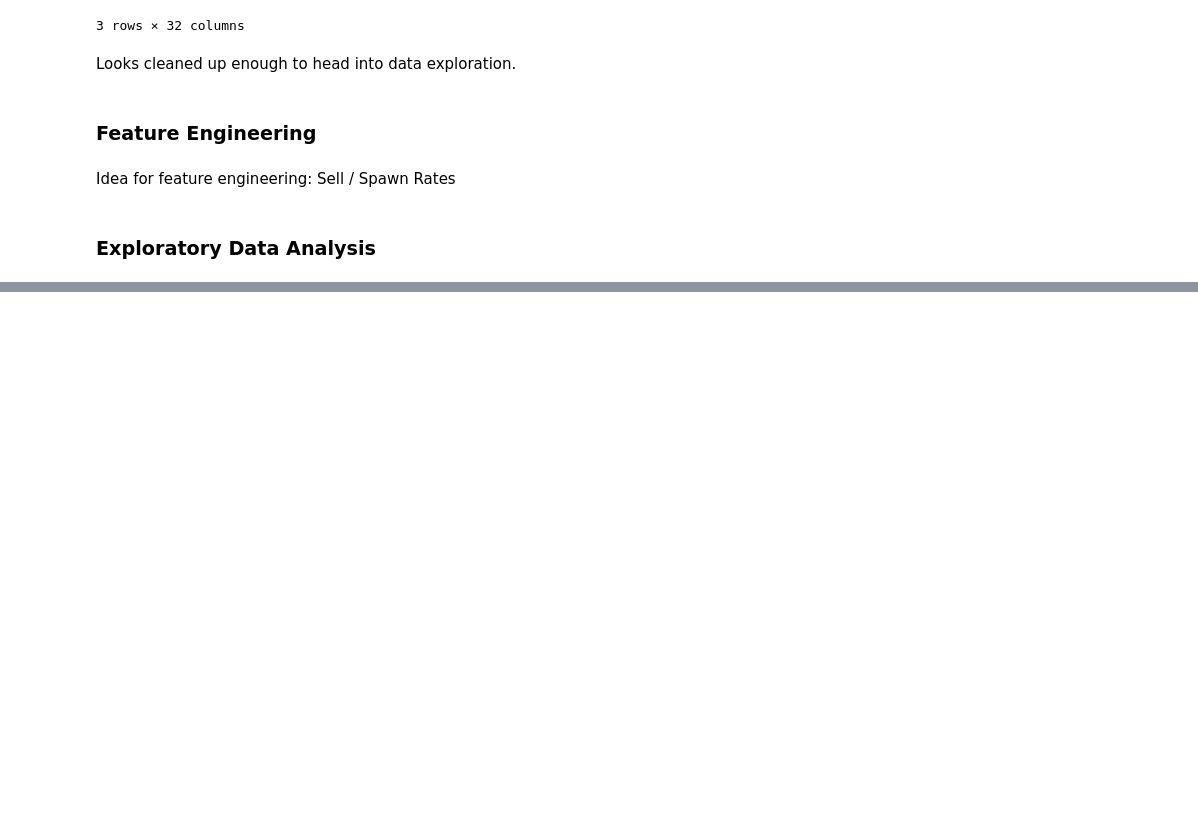
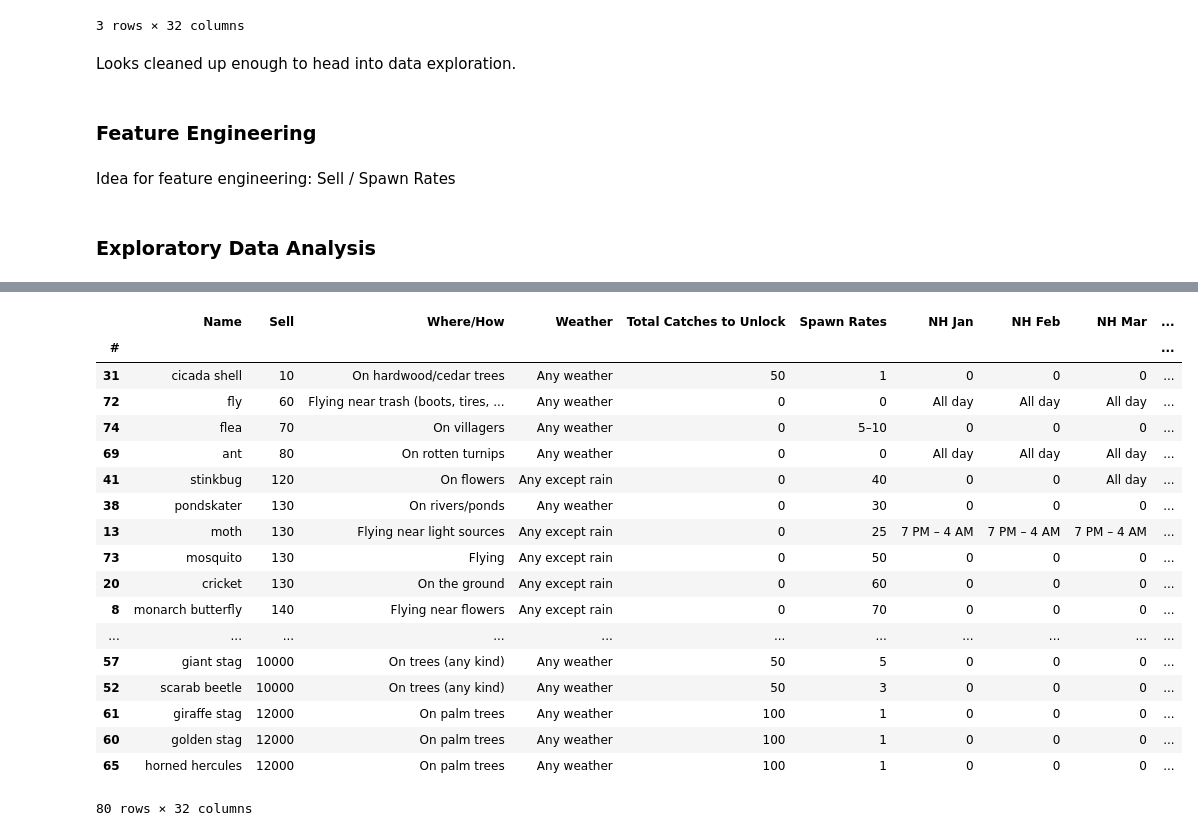
Before and after one commit to KwameTaylor/its-raining-bells_animal-crossing-new-horizons, a Jupyter notebook: its-raining-bells-hallelujah.ipynb, the cells around one changed output, grey strips where cells are left out. Saved outputs shown, nothing was run; the diff lists cells and outputs as text; code cells hidden in the pictures; blank space fills up the shorter version.

```diff
--- a/its-raining-bells-hallelujah.ipynb
+++ b/its-raining-bells-hallelujah.ipynb
@@ -98,0 +104,24 @@ avg_worth_by_group_insects
+# %%
+pd.options.display.max_rows = 500
+# %%
+insects.sort_values(by='Sell')
+# %% [output]
+|  | Name | Sell | Where/How | Weather | Total Catches to Unlock | Spawn Rates | NH Jan | NH Feb | NH Mar | ... |
+| # |  |  |  |  |  |  |  |  |  | ... |
+| 31 | cicada shell | 10 | On hardwood/cedar trees | Any weather | 50 | 1 | 0 | 0 | 0 | ... |
+| 72 | fly | 60 | Flying near trash (boots, tires, ... | Any weather | 0 | 0 | All day | All day | All day | ... |
+| 74 | flea | 70 | On villagers | Any weather | 0 | 5–10 | 0 | 0 | 0 | ... |
+| 69 | ant | 80 | On rotten turnips | Any weather | 0 | 0 | All day | All day | All day | ... |
+| 41 | stinkbug | 120 | On flowers | Any except rain | 0 | 40 | 0 | 0 | All day | ... |
+| 38 | pondskater | 130 | On rivers/ponds | Any weather | 0 | 30 | 0 | 0 | 0 | ... |
+| 13 | moth | 130 | Flying near light sources | Any except rain | 0 | 25 | 7 PM – 4 AM | 7 PM – 4 AM | 7 PM – 4 AM | ... |
+| 73 | mosquito | 130 | Flying | Any except rain | 0 | 50 | 0 | 0 | 0 | ... |
+| 20 | cricket | 130 | On the ground | Any except rain | 0 | 60 | 0 | 0 | 0 | ... |
+| 8 | monarch butterfly | 140 | Flying near flowers | Any except rain | 0 | 70 | 0 | 0 | 0 | ... |
+| ... | ... | ... | ... | ... | ... | ... | ... | ... | ... | ... |
+| 57 | giant stag | 10000 | On trees (any kind) | Any weather | 50 | 5 | 0 | 0 | 0 | ... |
+| 52 | scarab beetle | 10000 | On trees (any kind) | Any weather | 50 | 3 | 0 | 0 | 0 | ... |
+| 61 | giraffe stag | 12000 | On palm trees | Any weather | 100 | 1 | 0 | 0 | 0 | ... |
+| 60 | golden stag | 12000 | On palm trees | Any weather | 100 | 1 | 0 | 0 | 0 | ... |
+| 65 | horned hercules | 12000 | On palm trees | Any weather | 100 | 1 | 0 | 0 | 0 | ... |
+80 rows × 32 columns
```
Also changed, not shown: parts of 7 cells of this notebook.
